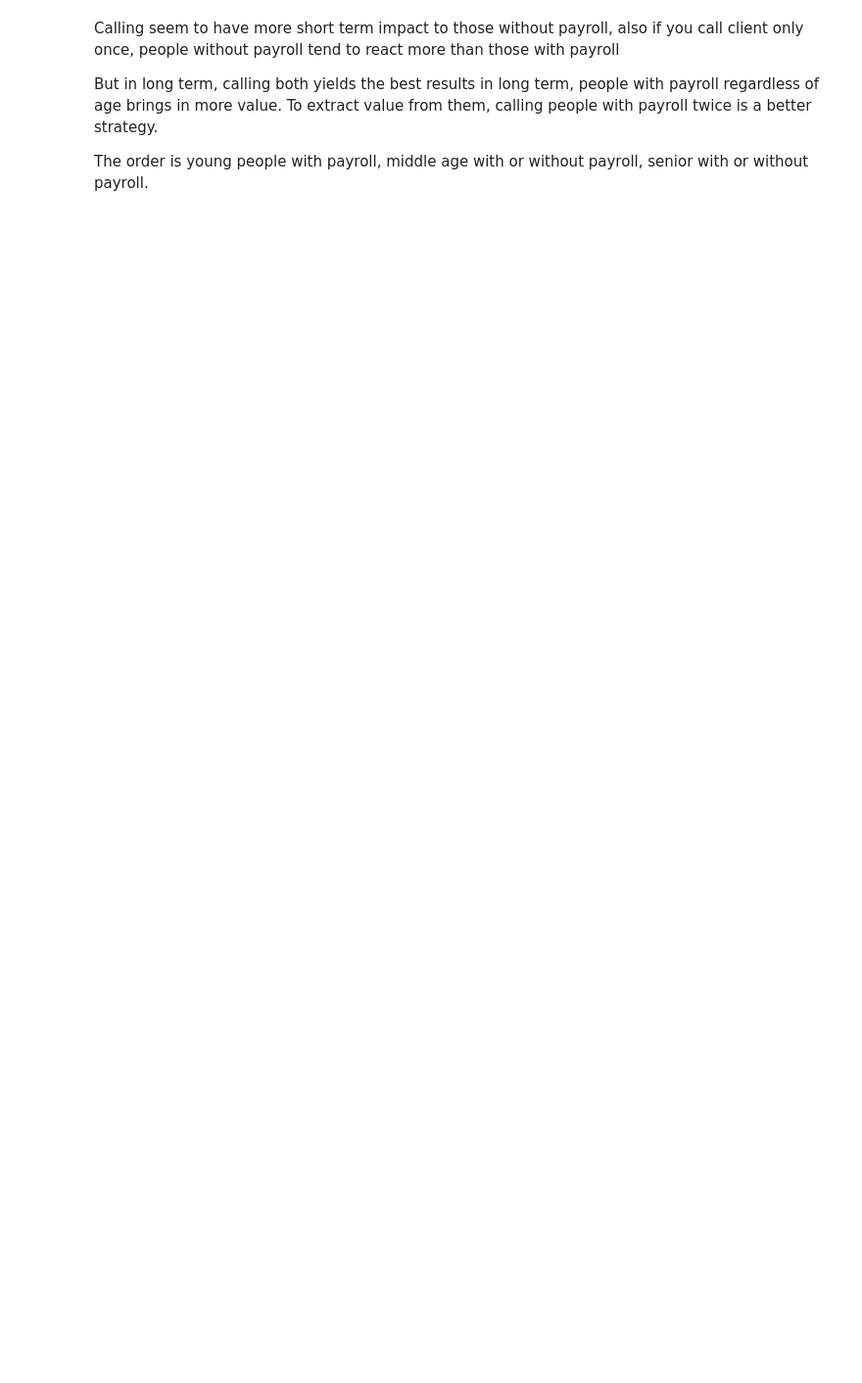
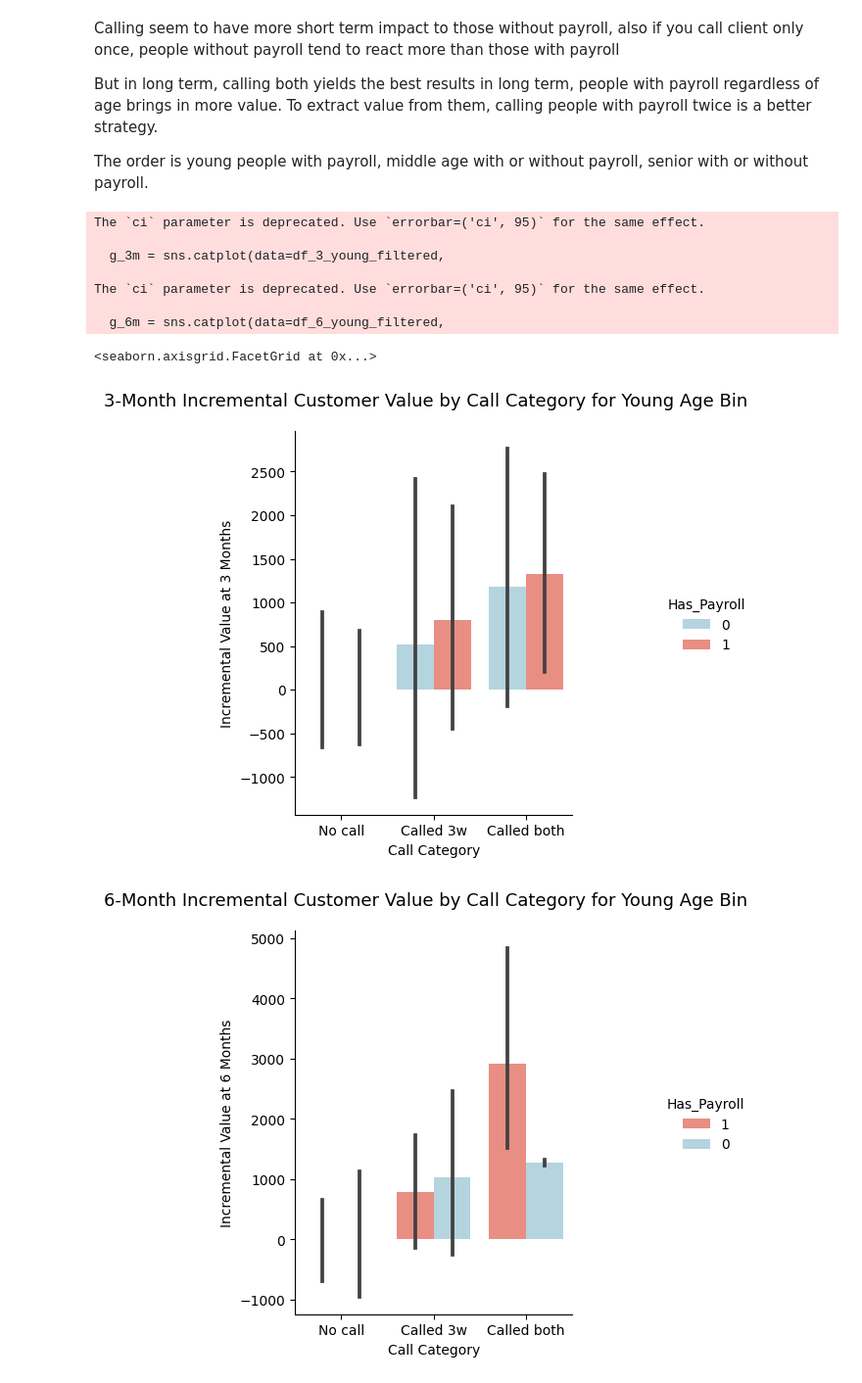
Before and after one commit to Au-Jonathan/CMPT889_A1, a Jupyter notebook: CMPT_889_Assignment_1.ipynb, the cells around one changed output. Shown at 98% size. Drawn from its saved outputs; the diff is of its cells as text; code cells hidden in the pictures; blank space fills up the shorter version.

```diff
--- a/CMPT_889_Assignment_1.ipynb
+++ b/CMPT_889_Assignment_1.ipynb
@@ -457,3 +463,39 @@ Calling seem to have more short term impact to those without payroll, also if y
 But in long term, calling both yields the best results in long term, people with payroll regardless of age brings in more value. To extract value from them, calling people with payroll twice is a better strategy.
 
 The order is young people with payroll, middle age with or without payroll, senior with or without payroll.
+# %%
+# Filter and subset data
+filtered_call_categories = ["No call", "Called 3w", "Called both"]
+df_3_young_filtered = df_3_V4[(df_3_V4['Age_Bin'] == 'Young') & (df_3_V4['Call_Category'].isin(filtered_call_categories))]
+df_6_young_filtered = df_6_V4[(df_6_V4['Age_Bin'] == 'Young') & (df_6_V4['Call_Category'].isin(filtered_call_categories))]
+
+palette_dict = {'0': 'lightblue', '1': 'salmon'}
+
+g_3m = sns.catplot(data=df_3_young_filtered,
+                   x='Call_Category', y='Incremental_Value_3m', hue='Has_Payroll',
+                   palette=palette_dict, ci=95, order=filtered_call_categories, kind='bar',
+                   height=5, aspect=0.8)
+
+g_3m.fig.subplots_adjust(top=0.9) # Adjusting for title space
+g_3m.fig.suptitle('3-Month Incremental Customer Value by Call Category for Young Age Bin', fontsize=13)
+g_3m.set_axis_labels('Call Category', 'Incremental Value at 3 Months')
+
+g_6m = sns.catplot(data=df_6_young_filtered,
+                   x='Call_Category', y='Incremental_Value_6m', hue='Has_Payroll',
+                   palette=palette_dict, ci=95, order=filtered_call_categories, kind='bar',
+                   height=5, aspect=0.8)
+
+g_6m.fig.subplots_adjust(top=0.9) # Adjusting for title space
+g_6m.fig.suptitle('6-Month Incremental Customer Value by Call Category for Young Age Bin', fontsize=13)
+g_6m.set_axis_labels('Call Category', 'Incremental Value at 6 Months')
+# %% [output]
+The `ci` parameter is deprecated. Use `errorbar=('ci', 95)` for the same effect.
+
+  g_3m = sns.catplot(data=df_3_young_filtered,
+
+The `ci` parameter is deprecated. Use `errorbar=('ci', 95)` for the same effect.
+
+  g_6m = sns.catplot(data=df_6_young_filtered,
+<seaborn.axisgrid.FacetGrid at 0x...>
+[figure, added]
+[figure, added]
```
Also changed, not shown: parts of 18 cells of this notebook.
